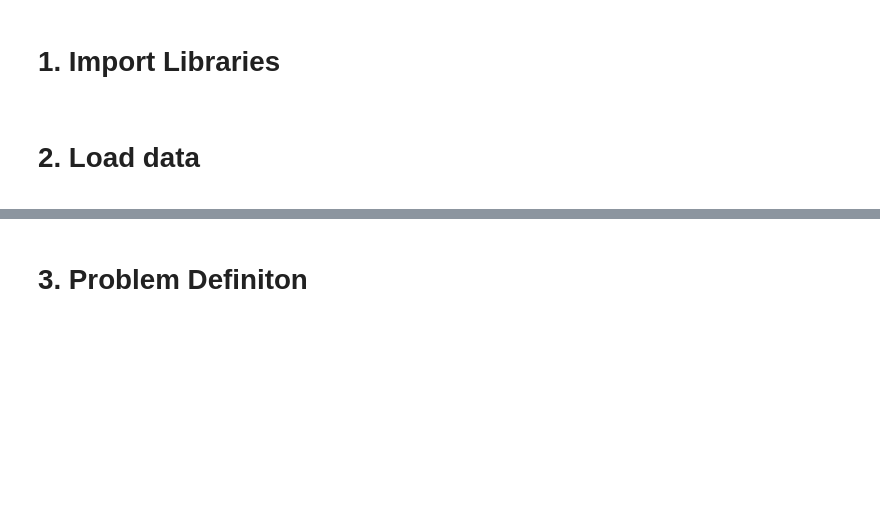
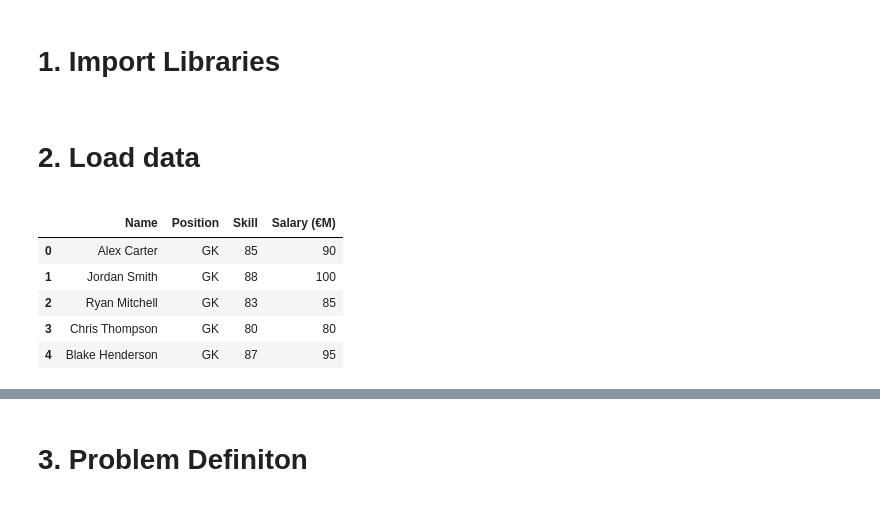
Before and after one commit to Dumendes10/CIFO_24_25_Group_AM, a Jupyter notebook: notebook1_v2.ipynb, the cells around one changed output, grey strips where cells are left out. Cells and saved outputs as stored; diff of their text form; code cells hidden in the pictures; blank space fills up the shorter version.

```diff
--- a/notebook1_v2.ipynb
+++ b/notebook1_v2.ipynb
@@ -30,8 +34,14 @@ import pandas as pd
 
 </a>
 # %%
-DATA_DIR= os.path.join(os.getcwd(), 'players(in).csv')
+data_dir= os.path.join(os.getcwd(), 'players(in).csv')
 
-df = pd.read_csv(DATA_DIR, index_col=0)
-
-players = df.to_dict(orient="records")
+df = pd.read_csv(data_dir, index_col=0)
+df.head()
+# %% [output]
+|  | Name | Position | Skill | Salary (€M) |
+| 0 | Alex Carter | GK | 85 | 90 |
+| 1 | Jordan Smith | GK | 88 | 100 |
+| 2 | Ryan Mitchell | GK | 83 | 85 |
+| 3 | Chris Thompson | GK | 80 | 80 |
+| 4 | Blake Henderson | GK | 87 | 95 |
```
Also changed, not shown: parts of 12 cells of this notebook.
